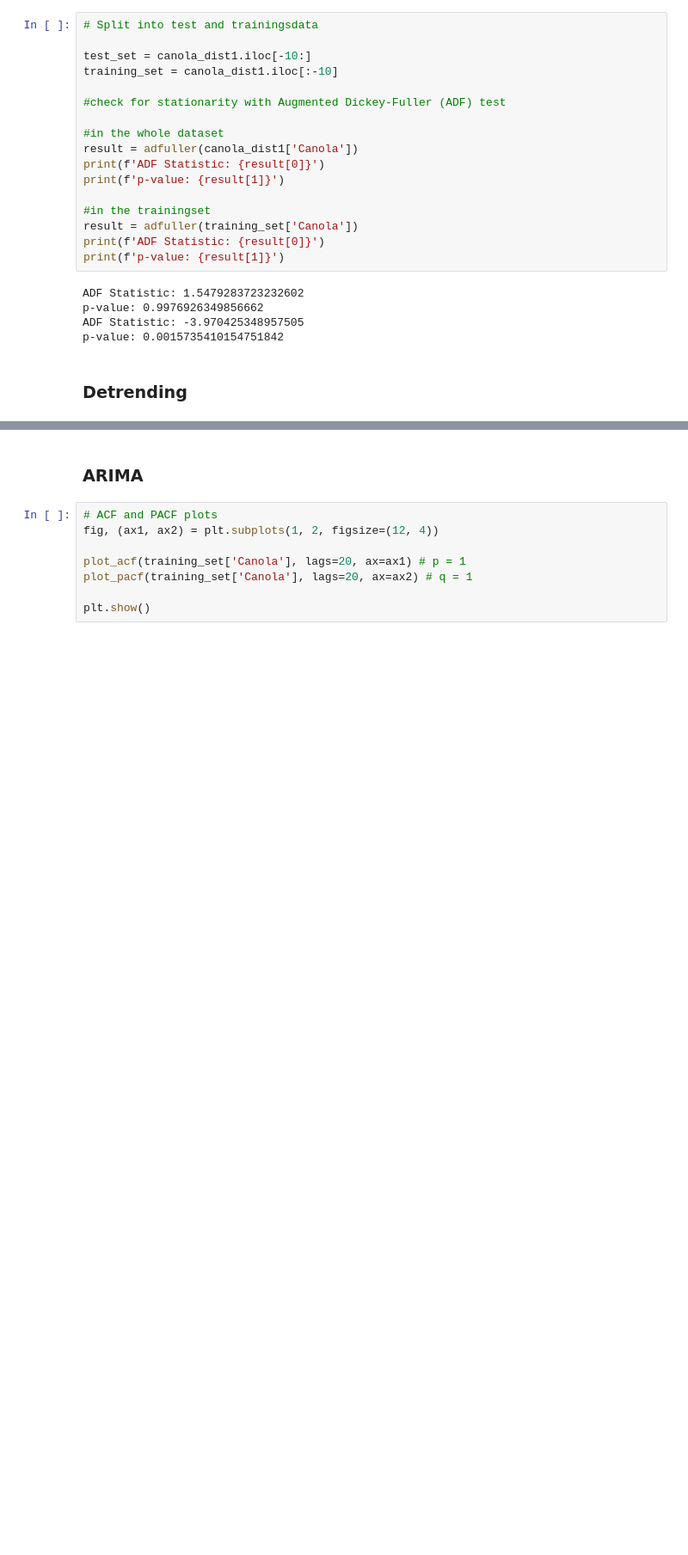
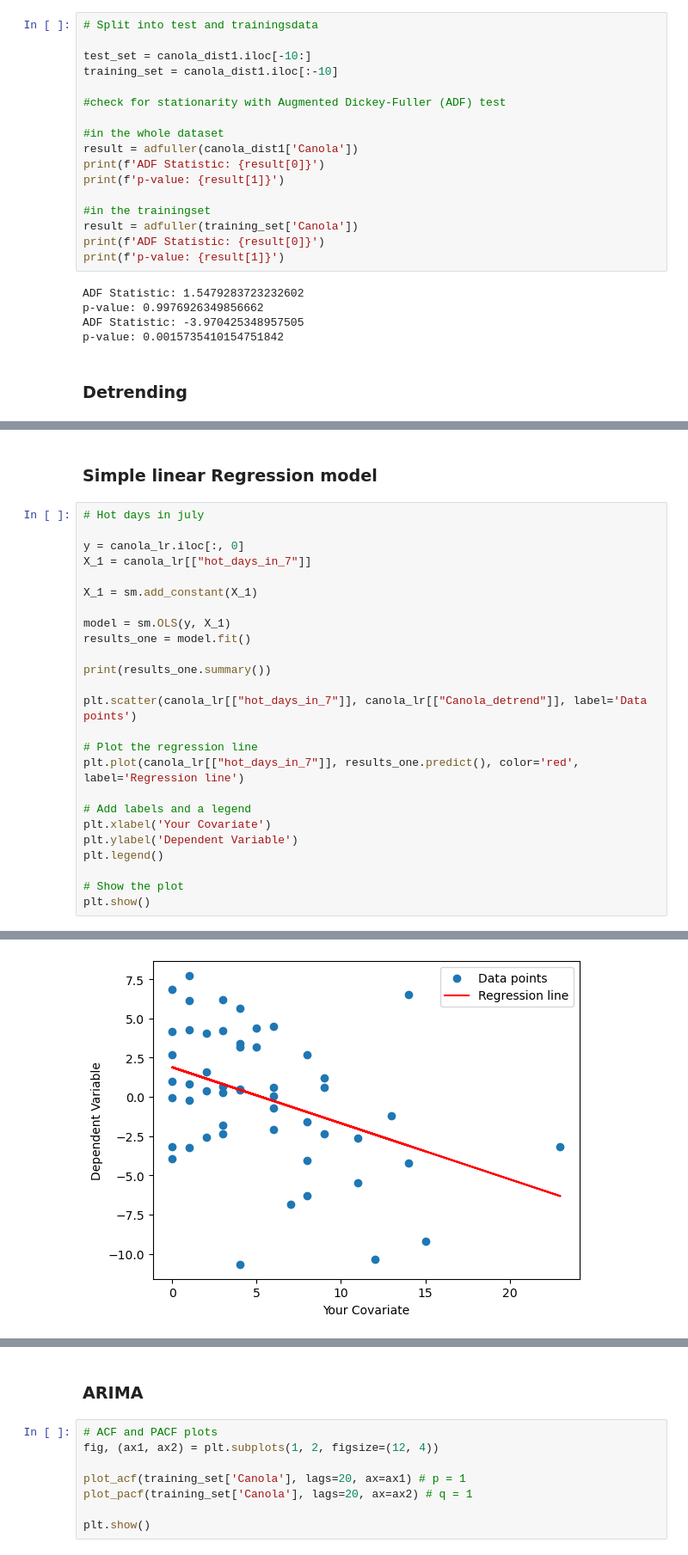
Before and after one commit to Laura-Pldk/Canola_Yield_Prediction, a Jupyter notebook: notebooks/Canola_presentation.ipynb, the cells around one changed output, grey strips where cells are left out. Shown at 86% size. Drawn from its saved outputs; the diff is of its cells as text; blank space fills up the shorter version.

```diff
--- a/notebooks/Canola_presentation.ipynb
+++ b/notebooks/Canola_presentation.ipynb
@@ -117,0 +473,28 @@ p-value: 7.838097223650602e-09
+# %% [markdown]
+### Simple linear Regression model
+# %%
+# Hot days in july
+
+y = canola_lr.iloc[:, 0]
+X_1 = canola_lr[["hot_days_in_7"]]
+
+X_1 = sm.add_constant(X_1)
+
+model = sm.OLS(y, X_1)
+results_one = model.fit()
+
+print(results_one.summary())
+
+plt.scatter(canola_lr[["hot_days_in_7"]], canola_lr[["Canola_detrend"]], label='Data points')
+
+# Plot the regression line
+plt.plot(canola_lr[["hot_days_in_7"]], results_one.predict(), color='red', label='Regression line')
+
+# Add labels and a legend
+plt.xlabel('Your Covariate')
+plt.ylabel('Dependent Variable')
+plt.legend()
+
+# Show the plot
+plt.show()
+# %% [output]
@@ -117,0 +518 @@ p-value: 7.838097223650602e-09
+[figure, added]
```
Also changed, not shown: parts of 29 cells of this notebook.
